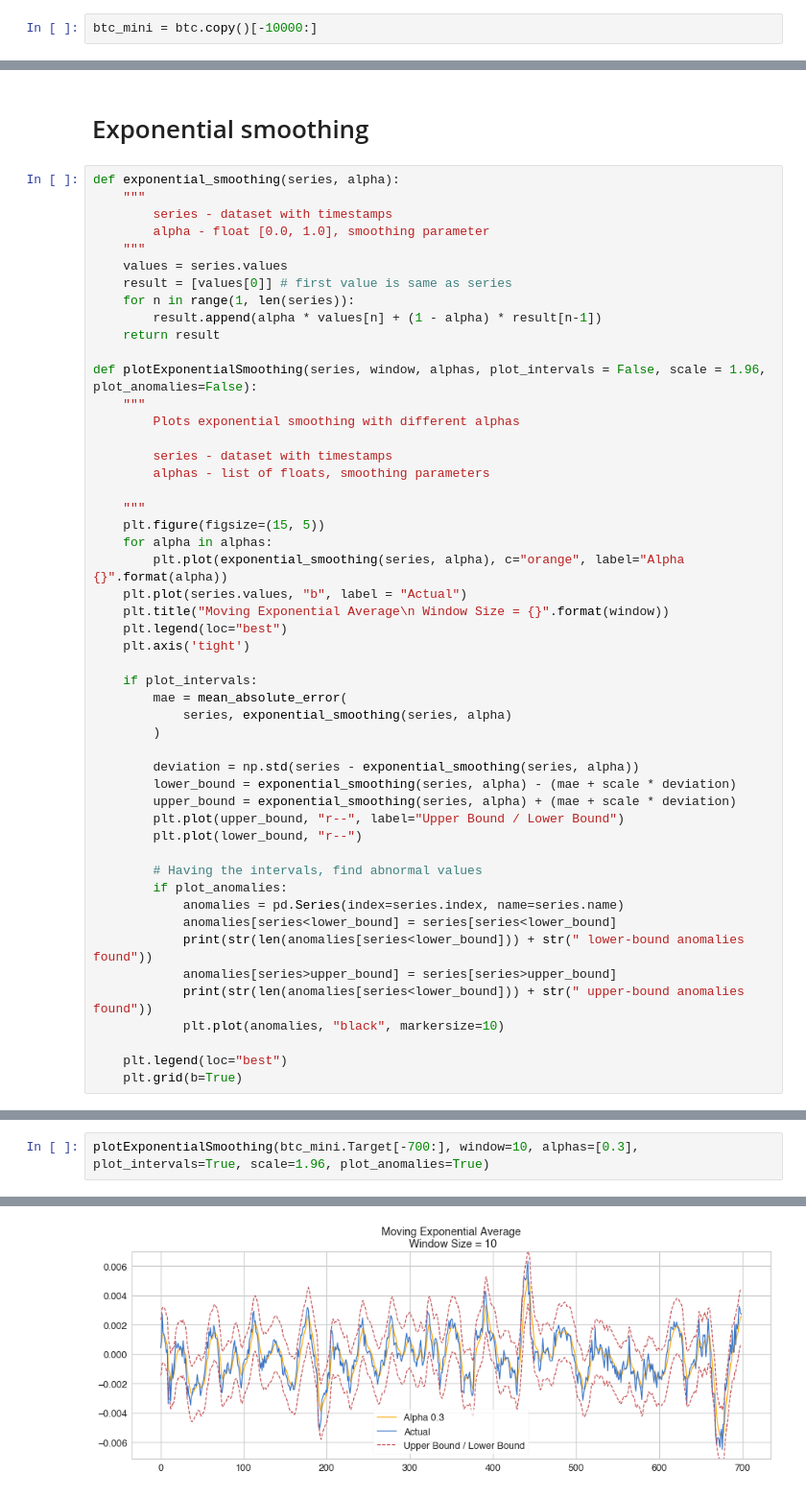
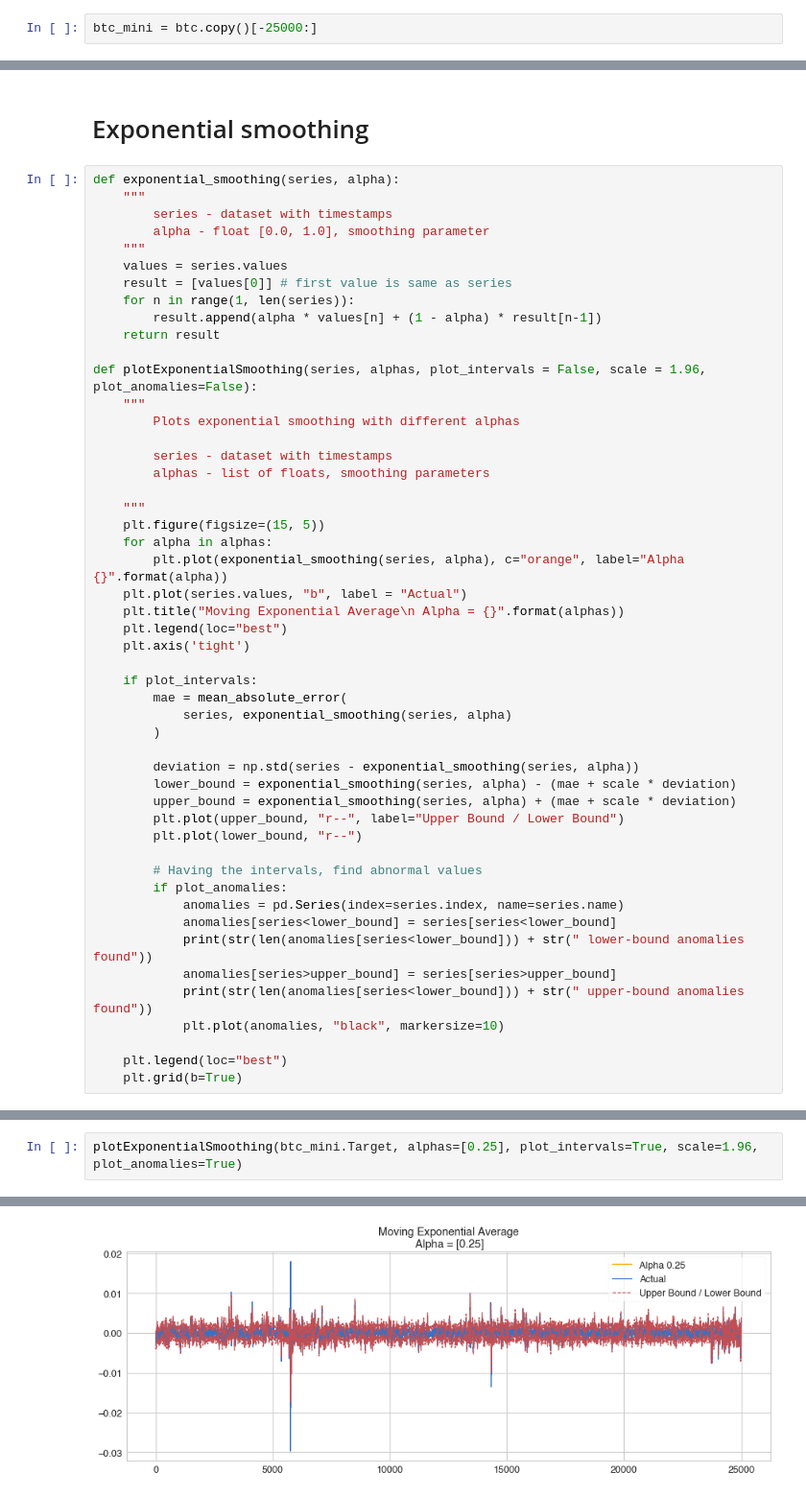
Before and after one commit to mdominguez2010/Kaggle_G_Research_Crypto, a Jupyter notebook: modeling.ipynb, the cells around one changed output, grey strips where cells are left out. Shown at 96% size. Saved outputs shown, nothing was run; the diff lists cells and outputs as text.

```diff
--- a/modeling.ipynb
+++ b/modeling.ipynb
@@ -70,5 +75,5 @@ def weighted_average(series, weights):
         result += series.iloc[-n-1] * weights[n]
     return float(result)
 # %%
-btc_mini = btc.copy()[-10000:]
+btc_mini = btc.copy()[-25000:]
 # %%
@@ -93,7 +98,7 @@ def exponential_smoothing(series, alpha):
         result.append(alpha * values[n] + (1 - alpha) * result[n-1])
     return result
 
-def plotExponentialSmoothing(series, window, alphas, plot_intervals = False, scale = 1.96, plot_anomalies=False):
+def plotExponentialSmoothing(series, alphas, plot_intervals = False, scale = 1.96, plot_anomalies=False):
     """
         Plots exponential smoothing with different alphas
 
@@ -105,7 +110,7 @@ def plotExponentialSmoothing(series, window, alphas, plot_intervals = False, sca
     for alpha in alphas:
         plt.plot(exponential_smoothing(series, alpha), c="orange", label="Alpha {}".format(alpha))
     plt.plot(series.values, "b", label = "Actual")
-    plt.title("Moving Exponential Average\n Window Size = {}".format(window))
+    plt.title("Moving Exponential Average\n Alpha = {}".format(alphas))
     plt.legend(loc="best")
     plt.axis('tight')
 
@@ -141,3 +145,3 @@ plotExponentialSmoothing(btc_mini.Target[-700:], window=5, alphas=[0.3], plot_in
 # %%
-plotExponentialSmoothing(btc_mini.Target[-700:], window=10, alphas=[0.3], plot_intervals=True, scale=1.96, plot_anomalies=True)
+plotExponentialSmoothing(btc_mini.Target, alphas=[0.25], plot_intervals=True, scale=1.96, plot_anomalies=True)
 # %% [output]
@@ -147,2 +150,2 @@ plotExponentialSmoothing(btc_mini.Target[-700:], window=10, alphas=[0.3], plot_i
-[figure, old version]
+[figure, new version]
 # %%
```
Also changed, not shown: parts of 30 cells of this notebook, 5 other files.
